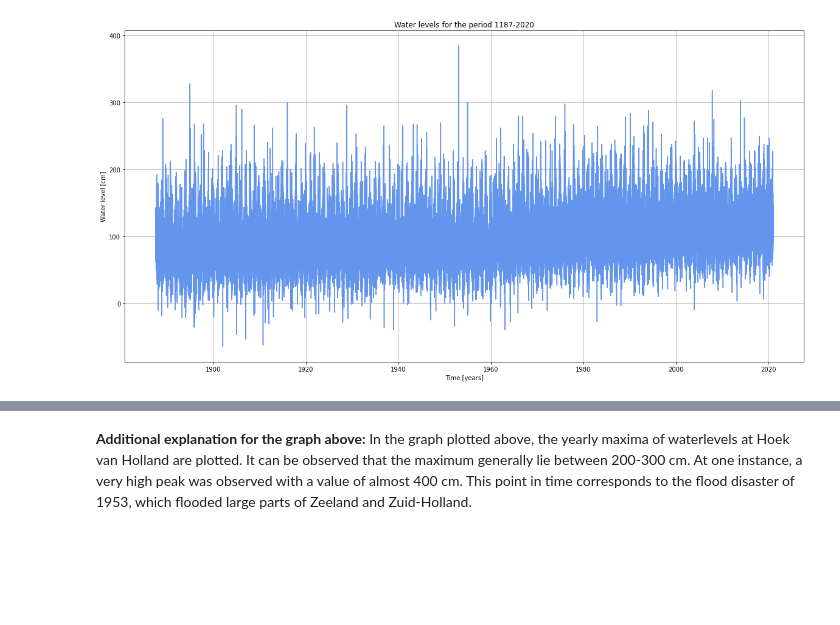
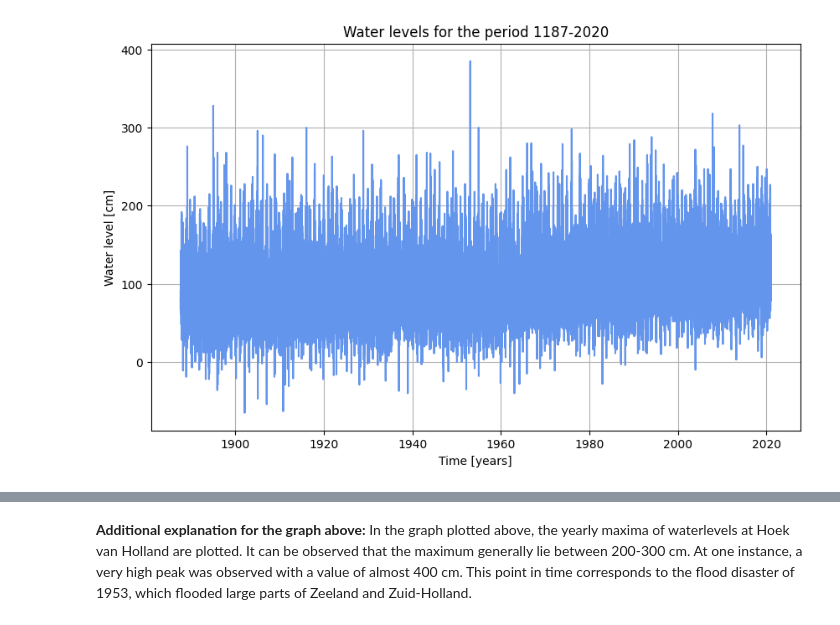
Before and after one commit to wwaasdorp/MORE_THE_BEST_GROUP, a Jupyter notebook: Watch_Data.ipynb, the cells around one changed output, grey strips where cells are left out. Drawn from its saved outputs; the diff is of its cells as text; code cells hidden in the pictures; blank space fills up the shorter version.

```diff
--- a/Watch_Data.ipynb
+++ b/Watch_Data.ipynb
@@ -5,0 +7,13 @@ import pandas as pd
+# %%
+df = pd.read_csv(
+    'Meetreeks_HVH.txt',
+    delim_whitespace=True,
+    header=None,
+    names=['Date', 'Time', 'Elevation'])
+
+df["Datetime"] = pd.to_datetime(df["Date"] + " " + df["Time"], dayfirst=True)
+
+# Reorganize the DataFrame to have 'Datetime' as the first column
+df = df[["Datetime", "Elevation"]]
+
+df.head()
@@ -6,23 +27,12 @@ import pandas as pd
 # %%
-df = pd.read_csv(
-    'Meetreeks_HVH.txt',
-    delim_whitespace=True,
-    header=None,
-    names=['Date', 'Time', 'Value'])
-
-df["Datetime"] = pd.to_datetime(df["Date"] + " " + df["Time"], dayfirst=True)
-
-# Reorganize the DataFrame to have 'Datetime' as the first column
-df = df[["Datetime", "Value"]]
-
-plt.figure(figsize=(20,10))
-plt.plot(df["Datetime"], df["Value"], color = 'cornflowerblue')
+plt.figure(figsize=(10,6))
+plt.plot(df["Datetime"], df["Elevation"], color = 'cornflowerblue')
 plt.xlabel('Time [years]')
 plt.ylabel('Water level [cm]')
 plt.title('Water levels for the period 1187-2020')
 plt.grid()
-plt.savefig('Complete_dataset.png')
+plt.savefig('figures/timeseries.png')
 # %% [output]
-[figure, old version]
+[figure, new version]
 # %%
 ## Report yearly maxima for each year
```
Also changed, not shown: parts of 6 cells of this notebook, 5 other files.
